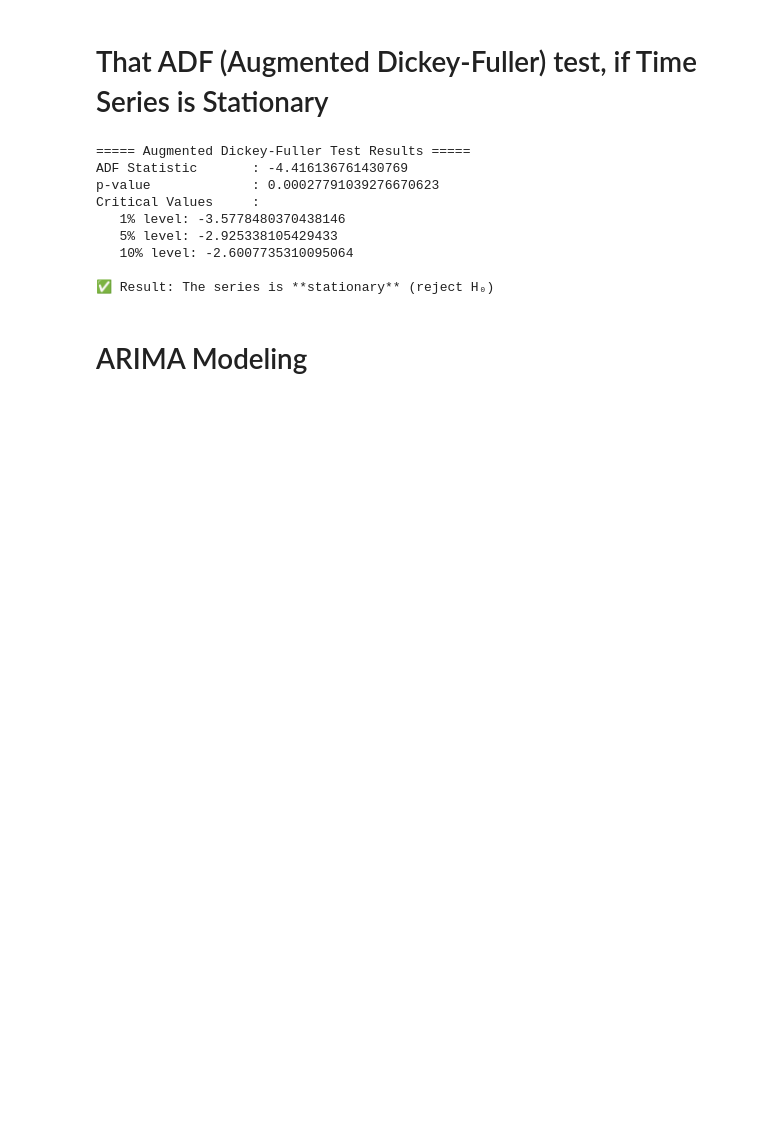
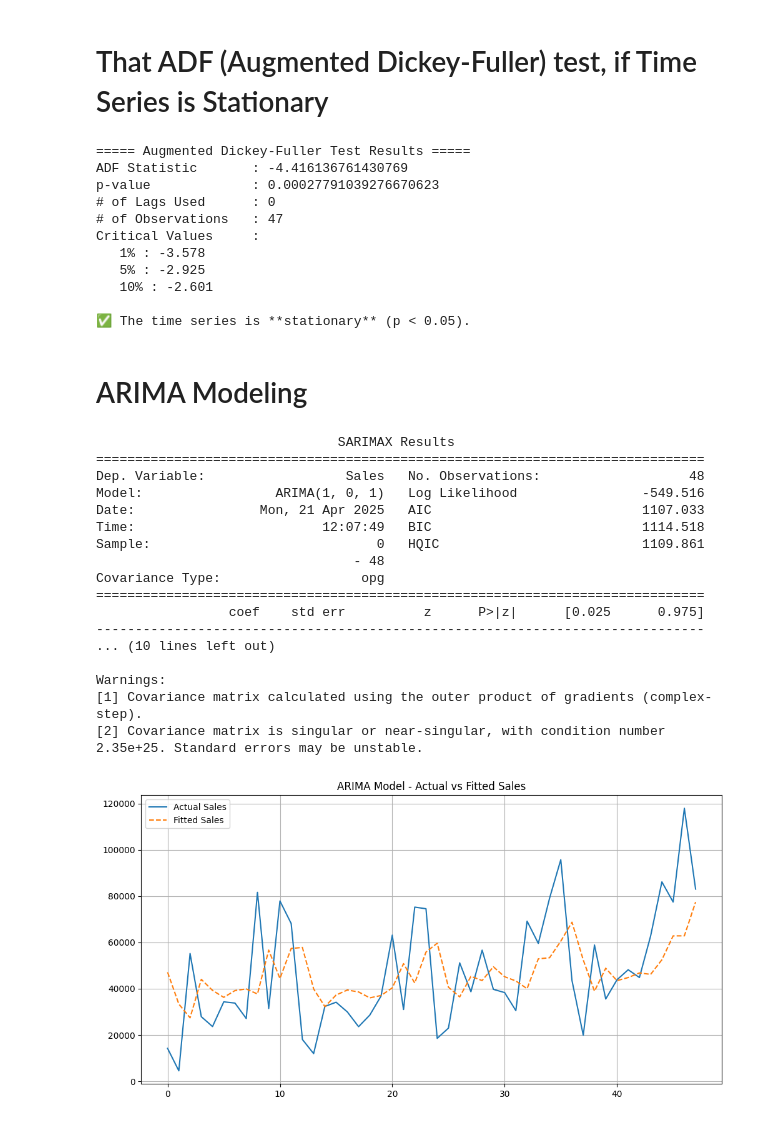
Before and after one commit to sulemantech/sales-forecasting-ml, a Jupyter notebook: sales-forecating.ipynb, the cells around one changed output. Drawn from its saved outputs; the diff is of its cells as text; code cells hidden in the pictures; blank space fills up the shorter version.

Commit message:
have fit the ARIMA model for the future forcasting

```diff
--- a/sales-forecating.ipynb
+++ b/sales-forecating.ipynb
@@ -213,33 +213,82 @@ plt.show()
 # %%
 from statsmodels.tsa.stattools import adfuller
 
-# ADF Test on the 1D Series
-result = adfuller(monthly_sales.dropna())
+# Ensure you have a 1D Series
+if isinstance(monthly_sales, pd.DataFrame):
+    monthly_sales_series = monthly_sales['Sales']  # or change to correct column name
+else:
+    monthly_sales_series = monthly_sales
 
+# Run ADF test
+result = adfuller(monthly_sales_series.dropna())
+
+# Display full results
 print("===== Augmented Dickey-Fuller Test Results =====")
 print(f"ADF Statistic       : {result[0]}")
 print(f"p-value             : {result[1]}")
+print(f"# of Lags Used      : {result[2]}")
+print(f"# of Observations   : {result[3]}")
 print("Critical Values     :")
 for key, value in result[4].items():
-    print(f"   {key} level: {value}")
+    print(f"   {key} : {value:.3f}")
 
-# Interpretation
-if result[1] <= 0.05:
-    print("\n✅ Result: The series is **stationary** (reject H₀)")
+# Optional interpretation
+if result[1] < 0.05:
+    print("\n✅ The time series is **stationary** (p < 0.05).")
 else:
-    print("\n❌ Result: The series is **non-stationary** (fail to reject H₀)")
+    print("\n❌ The time series is **non-stationary** (p ≥ 0.05).")
 # %% [output]
 ===== Augmented Dickey-Fuller Test Results =====
 ADF Statistic       : -4.416136761430769
 p-value             : 0.00027791039276670623
+# of Lags Used      : 0
+# of Observations   : 47
 Critical Values     :
-   1% level: -3.5778480370438146
-   5% level: -2.925338105429433
-   10% level: -2.6007735310095064
+   1% : -3.578
+   5% : -2.925
+   10% : -2.601
 
-✅ Result: The series is **stationary** (reject H₀)
+✅ The time series is **stationary** (p < 0.05).
 # %% [markdown]
 # ARIMA Modeling
 # %%
 from statsmodels.tsa.arima.model import ARIMA
-model = ARIMA(monthly_sales, order(1,0,
+import matplotlib.pyplot as plt
+
+# Make sure you're using only the 'Sales' column
+sales_series = monthly_sales['Sales'] if isinstance(monthly_sales, pd.DataFrame) else monthly_sales
+
+# Fit ARIMA model with order (1, 0, 1)
+model = ARIMA(sales_series, order=(1, 0, 1))  # (p=1, d=0, q=1)
+model_fit = model.fit()
+
+# Summary of the model
+print(model_fit.summary())
+
+# Plot actual vs predicted
+plt.figure(figsize=(12, 6))
+sales_series.plot(label='Actual Sales')
+model_fit.fittedvalues.plot(label='Fitted Sales', linestyle='--')
+plt.legend()
+plt.title('ARIMA Model - Actual vs Fitted Sales')
+plt.grid(True)
+plt.show()
+# %% [output]
+                               SARIMAX Results
+==============================================================================
+Dep. Variable:                  Sales   No. Observations:                   48
+Model:                 ARIMA(1, 0, 1)   Log Likelihood                -549.516
+Date:                Mon, 21 Apr 2025   AIC                           1107.033
+Time:                        12:07:49   BIC                           1114.518
+Sample:                             0   HQIC                          1109.861
+                                 - 48
+Covariance Type:                  opg
+==============================================================================
+                 coef    std err          z      P>|z|      [0.025      0.975]
+------------------------------------------------------------------------------
+... (10 lines left out)
+
+Warnings:
+[1] Covariance matrix calculated using the outer product of gradients (complex-step).
+[2] Covariance matrix is singular or near-singular, with condition number 2.35e+25. Standard errors may be unstable.
+[figure, added]
```
